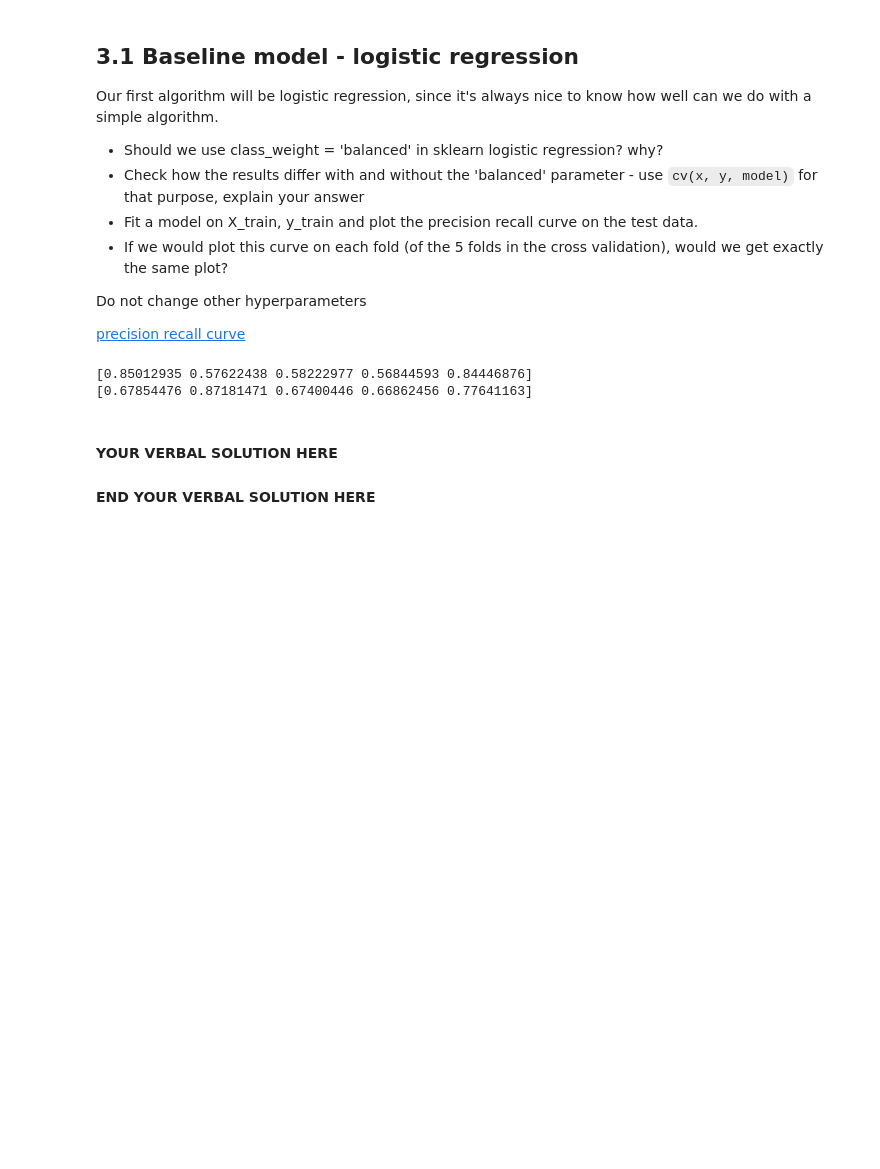
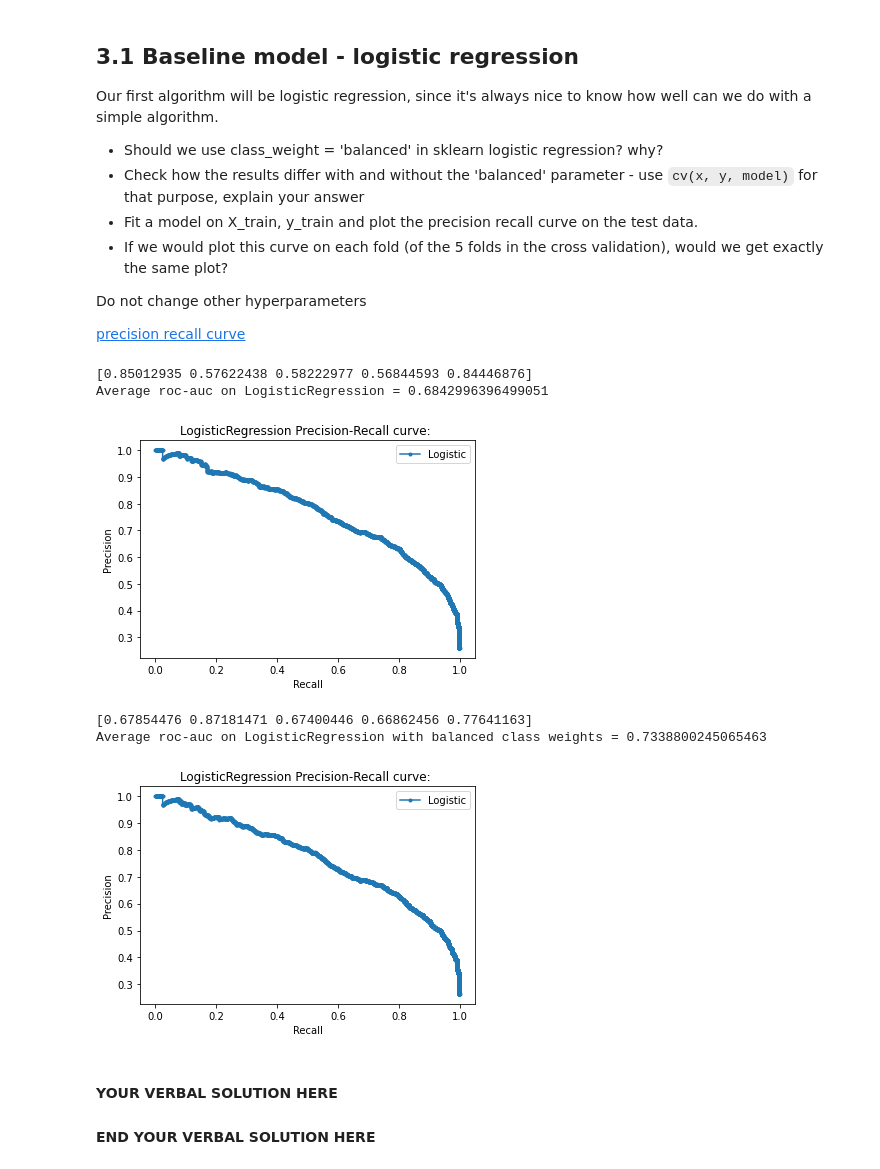
Before and after one commit to Galzi1/DataDiscoveryNNProj, a Jupyter notebook: project_part2.ipynb, the cells around one changed output. Drawn from its saved outputs; the diff is of its cells as text; code cells hidden in the pictures; blank space fills up the shorter version.

```diff
--- a/project_part2.ipynb
+++ b/project_part2.ipynb
@@ -148,6 +148,7 @@ def cv(x, y, model):
   scoring = ['roc_auc']
   scores = cross_validate(model, x, y, scoring=scoring)
   print(scores['test_roc_auc'])
+  return scores['test_roc_auc']
 
 
 
@@ -164,22 +165,58 @@ Our first algorithm will be logistic regression, since it's always nice to know
 Do not change other hyperparameters
 
 [precision recall curve](https://scikit-learn.org/stable/auto_examples/model_selection/plot_precision_recall.html)
-# %%
-## YOUR CODE HERE
-from sklearn.linear_model import LogisticRegression
-
-clf = LogisticRegression(max_iter=300)
-cv(X, y, clf)
-
-clf_balanced = LogisticRegression(class_weight='balanced', max_iter=300)
-cv(X, y, clf_balanced)
-
-
-
-## END YOUR CODE
-# %% [output]
-[0.85012935 0.57622438 0.58222977 0.56844593 0.84446876]
-[0.67854476 0.87181471 0.67400446 0.66862456 0.77641163]
+# %%
+## YOUR CODE HERE
+from sklearn.linear_model import LogisticRegression
+import statistics
+from sklearn.metrics import precision_recall_curve
+from sklearn.metrics import plot_precision_recall_curve
+
+lr = LogisticRegression(max_iter=300)
+lr_scoring = cv(X, y, lr)
+print(f'Average roc-auc on LogisticRegression = {statistics.mean(lr_scoring)}')
+
+lr.fit(X_train, y_train)
+lr_probs = lr.predict_proba(X_test)
+lr_probs = lr_probs[:, 1]
+lr_precision, lr_recall, _ = precision_recall_curve(y_test, lr_probs)
+plt.plot(lr_recall, lr_precision, marker='.', label='Logistic')
+plt.title('LogisticRegression Precision-Recall curve: ')
+# axis labels
+plt.xlabel('Recall')
+plt.ylabel('Precision')
+# show the legend
+plt.legend()
+# show the plot
+plt.show()
+
+
+lr_balanced = LogisticRegression(class_weight='balanced', max_iter=300)
+lr_balanced_scoring = cv(X, y, lr_balanced)
+print(f'Average roc-auc on LogisticRegression with balanced class weights = {statistics.mean(lr_balanced_scoring)}')
+
+lr_balanced.fit(X_train, y_train)
+lr_probs = lr_balanced.predict_proba(X_test)
+lr_probs = lr_probs[:, 1]
+lr_precision, lr_recall, _ = precision_recall_curve(y_test, lr_probs)
+plt.plot(lr_recall, lr_precision, marker='.', label='Logistic')
+plt.title('LogisticRegression Precision-Recall curve: ')
+# axis labels
+plt.xlabel('Recall')
+plt.ylabel('Precision')
+# show the legend
+plt.legend()
+# show the plot
+plt.show()
+
+## END YOUR CODE
+# %% [output]
+[0.85012935 0.57622438 0.58222977 0.56844593 0.84446876]
+Average roc-auc on LogisticRegression = 0.6842996396499051
+[figure, added]
+[0.67854476 0.87181471 0.67400446 0.66862456 0.77641163]
+Average roc-auc on LogisticRegression with balanced class weights = 0.7338800245065463
+[figure, added]
 # %% [markdown]
 #### YOUR VERBAL SOLUTION HERE
 
```
